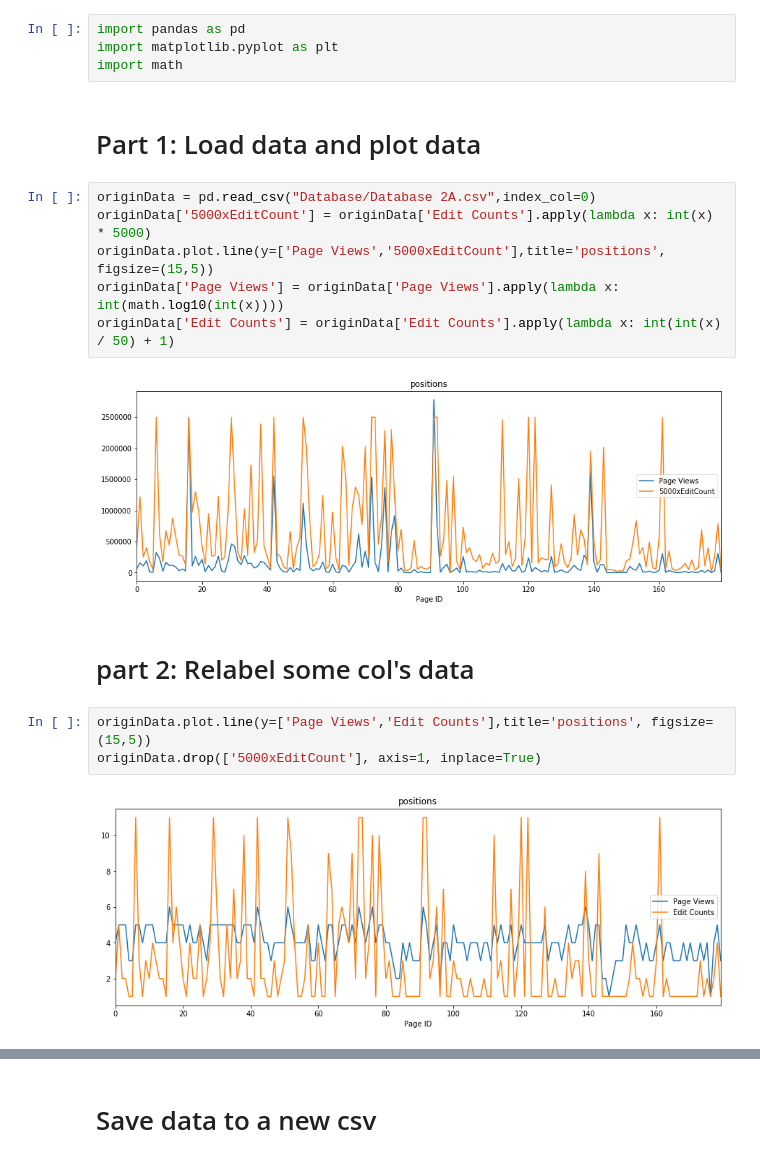
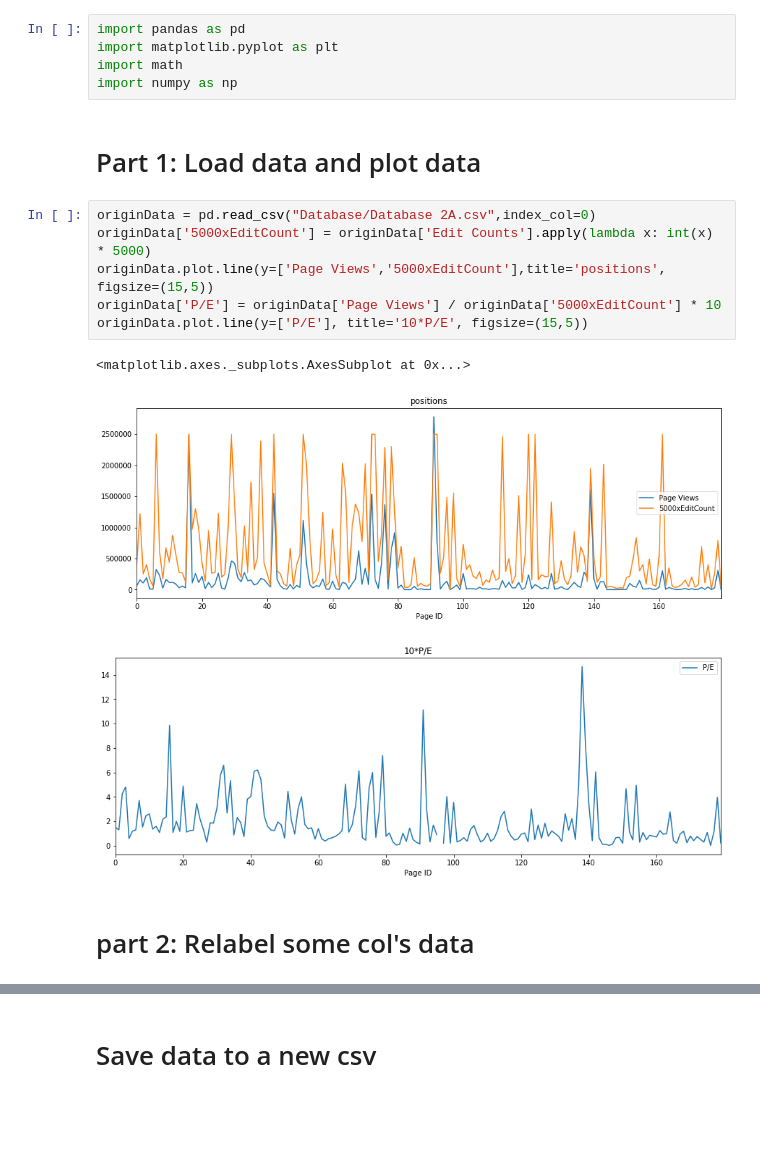
Before and after one commit to RenzoTsai/IS4241_Project, a Jupyter notebook: preProcess.ipynb, the cells around one changed output, grey strips where cells are left out. Drawn from its saved outputs; the diff is of its cells as text; blank space fills up the shorter version.

```diff
--- a/preProcess.ipynb
+++ b/preProcess.ipynb
@@ -2,20 +2,18 @@
 import pandas as pd
 import matplotlib.pyplot as plt
 import math
+import numpy as np
 # %% [markdown]
 # Part 1: Load data and plot data
 # %%
 originData = pd.read_csv("Database/Database 2A.csv",index_col=0)
 originData['5000xEditCount'] = originData['Edit Counts'].apply(lambda x: int(x) * 5000)
 originData.plot.line(y=['Page Views','5000xEditCount'],title='positions', figsize=(15,5))
-originData['Page Views'] = originData['Page Views'].apply(lambda x: int(math.log10(int(x))))
-originData['Edit Counts'] = originData['Edit Counts'].apply(lambda x: int(int(x) / 50) + 1)
+originData['P/E'] = originData['Page Views'] / originData['5000xEditCount'] * 10
+originData.plot.line(y=['P/E'], title='10*P/E', figsize=(15,5))
 # %% [output]
+<matplotlib.axes._subplots.AxesSubplot at 0x...>
 [figure]
+[figure, added]
 # %% [markdown]
 # part 2: Relabel some col's data
-# %%
-originData.plot.line(y=['Page Views','Edit Counts'],title='positions', figsize=(15,5))
-originData.drop(['5000xEditCount'], axis=1, inplace=True)
-# %% [output]
-[figure, removed]
```
Also changed, not shown: parts of 1 cell of this notebook.
